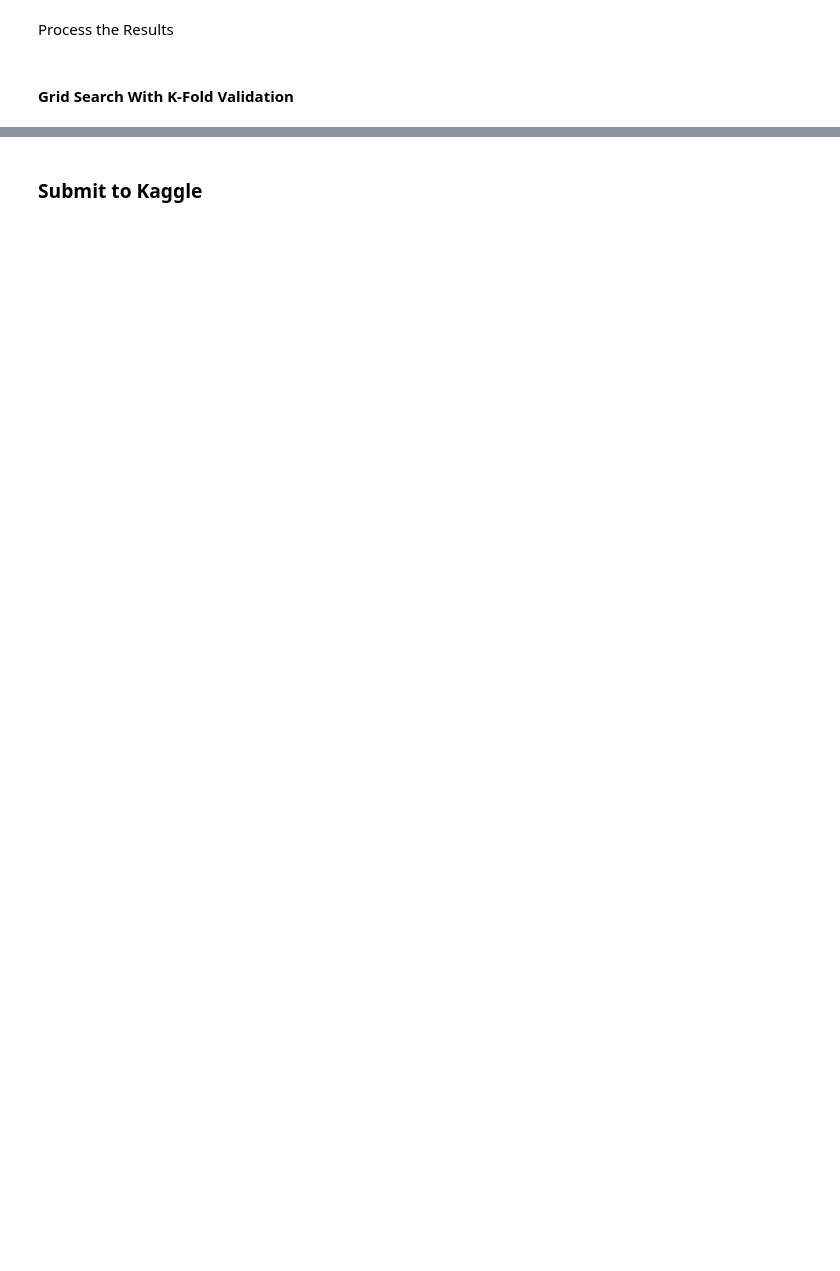
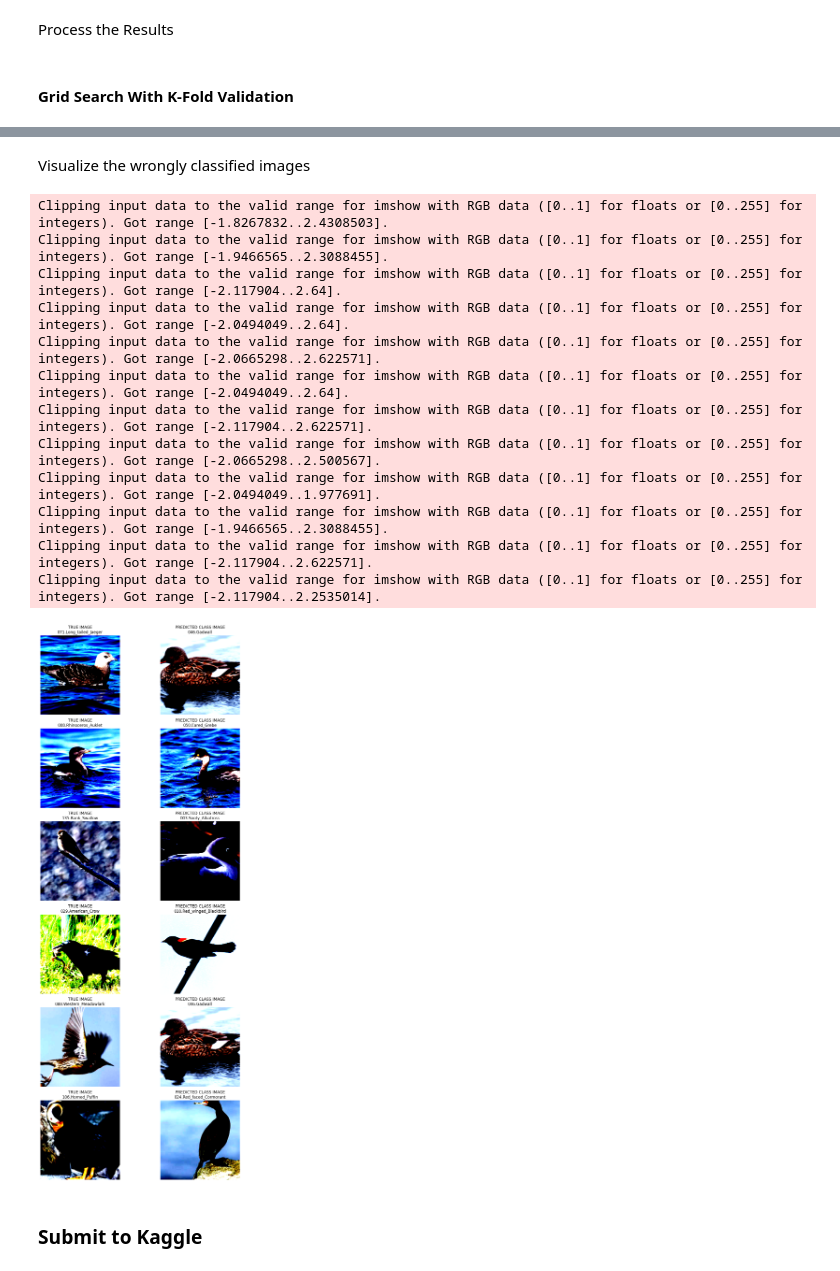
Before and after one commit to bgrsph/aml-2025-feathers, a Jupyter notebook: src/experiment.ipynb, the cells around one changed output, grey strips where cells are left out. Cells and saved outputs as stored; diff of their text form; code cells hidden in the pictures; blank space fills up the shorter version.

Commit message:
Committing again: Error analysis and documentation of attributes

```diff
--- a/src/experiment.ipynb
+++ b/src/experiment.ipynb
@@ -557,7 +647,7 @@ birdy_kfold_results = k_fold_cross_validate(
     num_classes=NUM_CLASSES,
     device=DEVICE,
     k=5,  # 5-fold cross validation
-    num_epochs=20,  # Same as original training
+    num_epochs=10,  # Same as original training
     batch_size=32,
     lr=1e-4,  # Same learning rate as original
     seed=42,
@@ -872,3 +1082,61 @@ print(results_df[['val_accuracy', 'training_time']].describe())
+# %% [markdown]
+Visualize the wrongly classified images
+# %%
+import random
+
+def show_error_with_pred_example(dataset, errors_df, class_to_indices, n=6):
+    samples = errors_df.sample(n)
+
+    plt.figure(figsize=(12, 4 * n))
+
+    for i, row in enumerate(samples.itertuples()):
+        # --- True (misclassified) image ---
+        img_true, _ = dataset[row.Index]
+
+        # --- Random image from predicted class ---
+        pred_class = int(row.pred_label)
+        pred_idx = random.choice(class_to_indices[pred_class])
+        img_pred, _ = dataset[pred_idx]
+
+        # True image
+        plt.subplot(n, 2, 2*i + 1)
+        plt.imshow(img_true.permute(1,2,0))
+        plt.title(f"TRUE IMAGE\n{ id_to_name[int(row.true_label)] }")
+        plt.axis("off")
+
+        # Predicted-class image
+        plt.subplot(n, 2, 2*i + 2)
+        plt.imshow(img_pred.permute(1,2,0))
+        plt.title(f"PREDICTED CLASS IMAGE\n{ id_to_name[pred_class] }")
+        plt.axis("off")
+
+    plt.tight_layout()
+    plt.show()
+# %%
+from collections import defaultdict
+
+# Map class indices to dataset indices
+class_to_indices = defaultdict(list)
+for idx, (_, label) in enumerate(val_dataset):
+    class_to_indices[int(label)].append(idx)
+
+# Show examples of misclassifications with predicted class examples
+wrong = df_errors[~df_errors["Correctly_Classified"]]
+show_error_with_pred_example(val_dataset, wrong, class_to_indices)
+# %% [output]
+Clipping input data to the valid range for imshow with RGB data ([0..1] for floats or [0..255] for integers). Got range [-1.8267832..2.4308503].
+Clipping input data to the valid range for imshow with RGB data ([0..1] for floats or [0..255] for integers). Got range [-1.9466565..2.3088455].
+Clipping input data to the valid range for imshow with RGB data ([0..1] for floats or [0..255] for integers). Got range [-2.117904..2.64].
+Clipping input data to the valid range for imshow with RGB data ([0..1] for floats or [0..255] for integers). Got range [-2.0494049..2.64].
+Clipping input data to the valid range for imshow with RGB data ([0..1] for floats or [0..255] for integers). Got range [-2.0665298..2.622571].
+Clipping input data to the valid range for imshow with RGB data ([0..1] for floats or [0..255] for integers). Got range [-2.0494049..2.64].
+Clipping input data to the valid range for imshow with RGB data ([0..1] for floats or [0..255] for integers). Got range [-2.117904..2.622571].
+Clipping input data to the valid range for imshow with RGB data ([0..1] for floats or [0..255] for integers). Got range [-2.0665298..2.500567].
+Clipping input data to the valid range for imshow with RGB data ([0..1] for floats or [0..255] for integers). Got range [-2.0494049..1.977691].
+Clipping input data to the valid range for imshow with RGB data ([0..1] for floats or [0..255] for integers). Got range [-1.9466565..2.3088455].
+Clipping input data to the valid range for imshow with RGB data ([0..1] for floats or [0..255] for integers). Got range [-2.117904..2.622571].
+Clipping input data to the valid range for imshow with RGB data ([0..1] for floats or [0..255] for integers). Got range [-2.117904..2.2535014].
+[figure, added]
 # %% [markdown]
 ### Submit to Kaggle
 # %%
```
Also changed, not shown: parts of 21 cells of this notebook, 1 other file.
